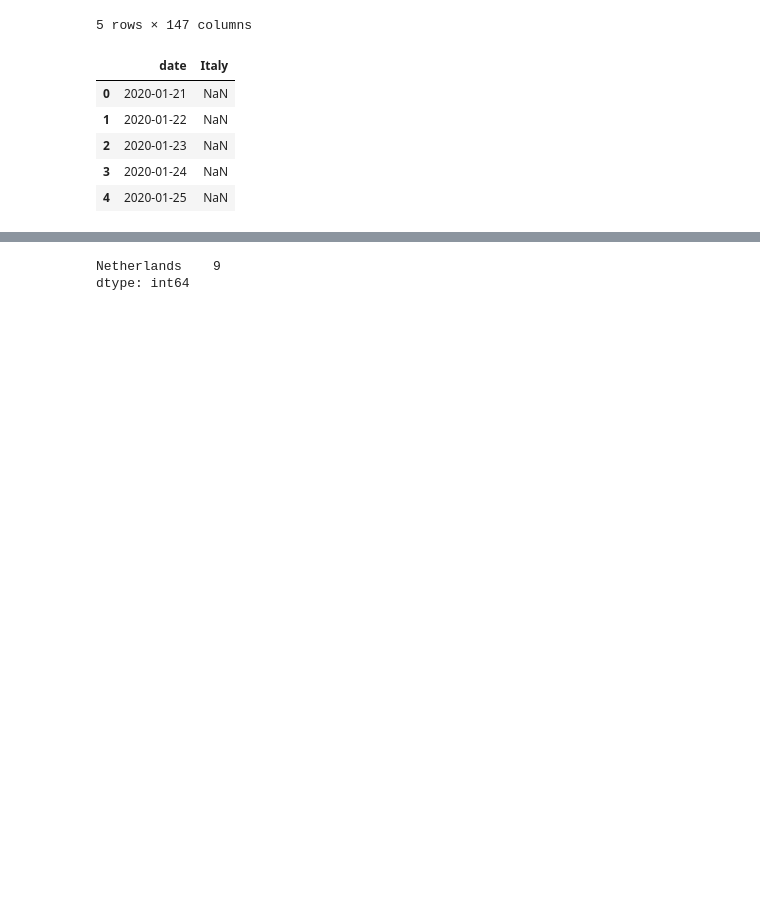
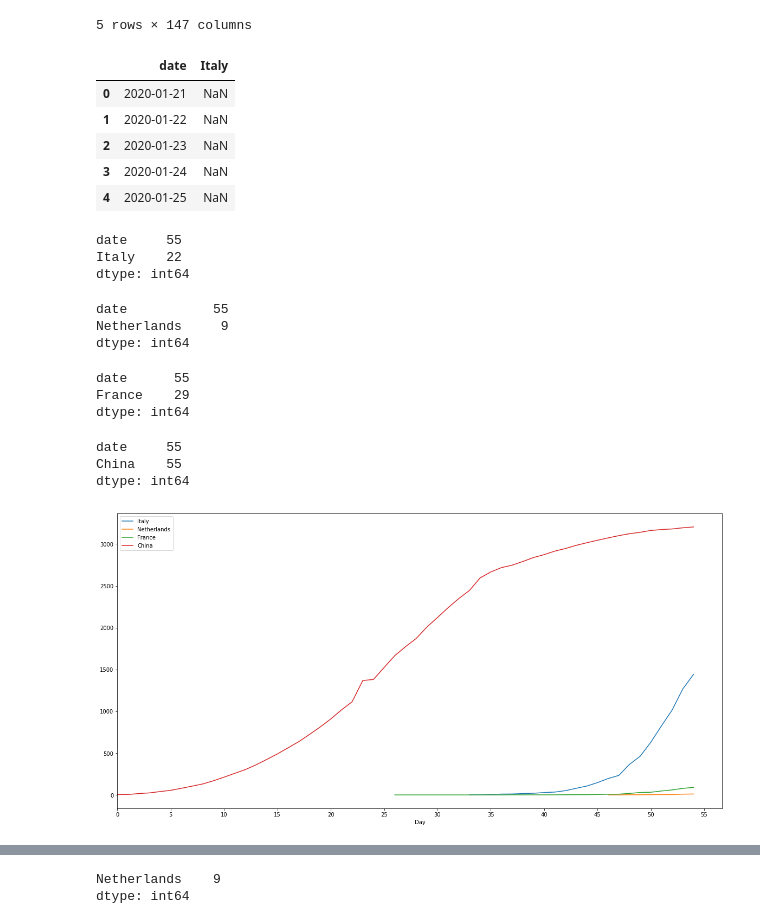
Before and after one commit to gcatanese/Corona-Virus-WHO-Data, a Jupyter notebook: jupyter/notebook1.ipynb, the cells around one changed output, grey strips where cells are left out. Cells and saved outputs as stored; diff of their text form; code cells hidden in the pictures; blank space fills up the shorter version.

```diff
--- a/jupyter/notebook1.ipynb
+++ b/jupyter/notebook1.ipynb
@@ -25,6 +25,69 @@ it_data.head()
 | 2 | 2020-01-23 | NaN |
 | 3 | 2020-01-24 | NaN |
 | 4 | 2020-01-25 | NaN |
+# %%
+# IT by day
+it_data_by_day = it_data.pivot_table(index=['date'], values=['Italy'])
+it_data_by_day = it_data
+it_data_by_day.count()
+
+#it_data
+# %% [output]
+date     55
+Italy    22
+dtype: int64
+# %%
+# NL by day
+nl_data = df[['date', 'Netherlands']]
+nl_data_by_day = nl_data.pivot_table(index=['date'], values=['Netherlands'])
+nl_data_by_day = nl_data
+nl_data_by_day.count()
+# %% [output]
+date           55
+Netherlands     9
+dtype: int64
+# %%
+# FR by day
+fr_data = df[['date', 'France']]
+fr_data_by_day = fr_data.pivot_table(index=['date'], values=['France'])
+fr_data_by_day = fr_data
+fr_data_by_day.count()
+#fr_data
+# %% [output]
+date      55
+France    29
+dtype: int64
+# %%
+# CHI by day
+chi_data = df[['date', 'China']]
+chi_data_by_day = chi_data.pivot_table(index=['date'], values=['China'])
+chi_data_by_day = chi_data
+chi_data_by_day.count()
+#fr_data
+# %% [output]
+date     55
+China    55
+dtype: int64
+# %%
+import matplotlib.dates as mdates
+from matplotlib.ticker import (MultipleLocator, FormatStrFormatter,
+                               AutoMinorLocator)
+
+
+ax = it_data_by_day.plot(figsize=(20,10))
+nl_data_by_day.plot(ax=ax)
+fr_data_by_day.plot(ax=ax)
+chi_data_by_day.plot(ax=ax)
+
+ax.set_xlabel('Day')
+
+ax.xaxis.set_major_locator(MultipleLocator(5))
+ax.xaxis.set_major_formatter(FormatStrFormatter('%d'))
+ax.set_xlim(left=0)
+
+plt.show()
+# %% [output]
+[figure, added]
 # %%
 # IT by day
 it_data_by_day = it_data.pivot_table(index=['date'], values=['Italy'])
```
Also changed, not shown: parts of 9 cells of this notebook.
